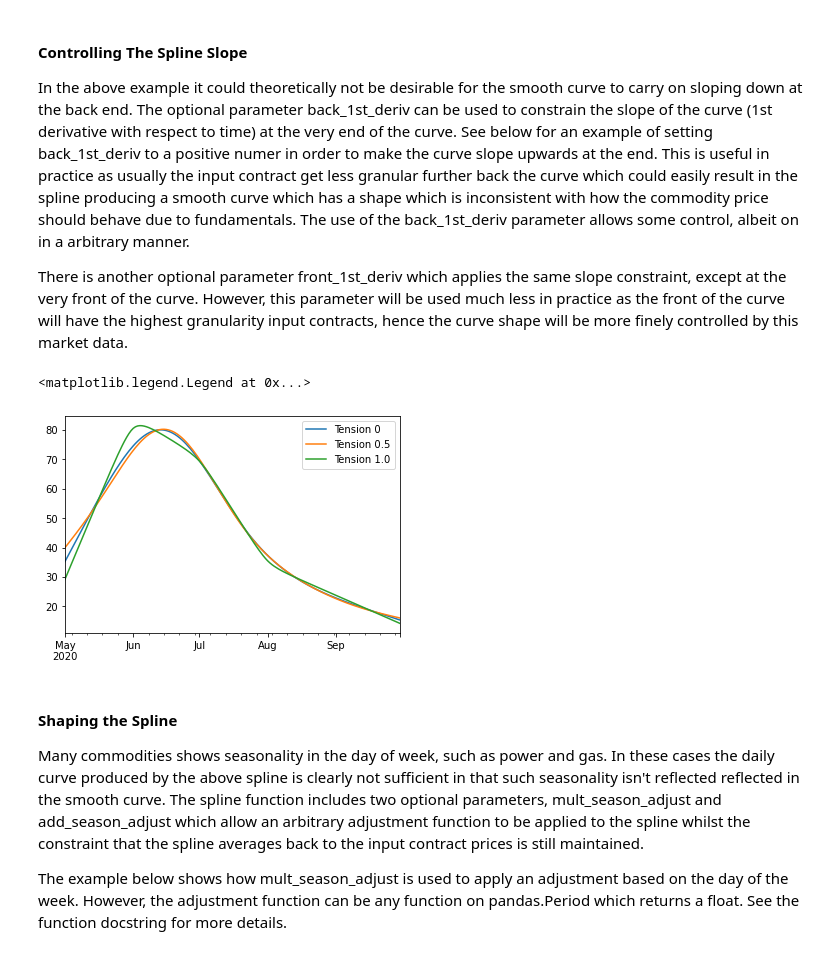
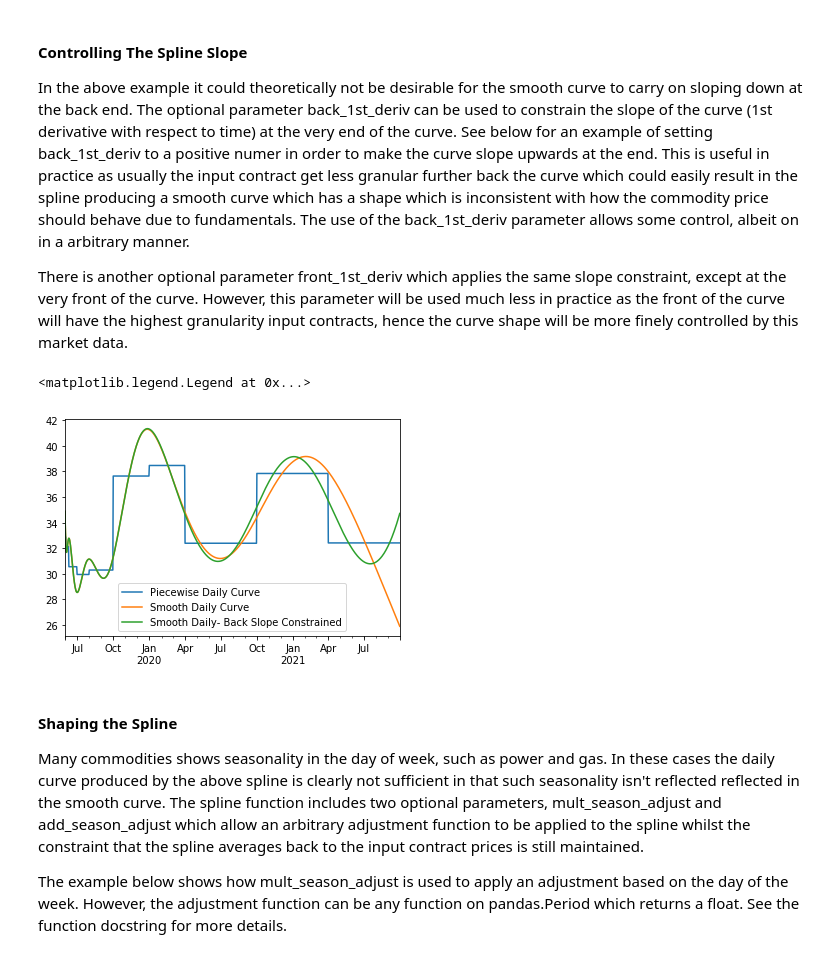
Before and after one commit to tpberntsen/curves, a Jupyter notebook: samples/python/curves_tutorial.ipynb, the cells around one changed output. Saved outputs shown, nothing was run; the diff lists cells and outputs as text; code cells hidden in the pictures.

```diff
--- a/samples/python/curves_tutorial.ipynb
+++ b/samples/python/curves_tutorial.ipynb
@@ -290,27 +282,17 @@ In the above example it could theoretically not be desirable for the smooth curv
 This is useful in practice as usually the input contract get less granular further back the curve which could easily result in the spline producing a smooth curve which has a shape which is inconsistent with how the commodity price should behave due to fundamentals. The use of the back_1st_deriv parameter allows some control, albeit on in a arbitrary manner.
 
 There is another optional parameter front_1st_deriv which applies the same slope constraint, except at the very front of the curve. However, this parameter will be used much less in practice as the front of the curve will have the highest granularity input contracts, hence the curve shape will be more finely controlled by this market data.
-# %%
-from curves import hyperbolic_tension_spline
-monthly_curve = pd.Series(data=[55.6, 77.2, 52.92, 29.242, 19.024],
-                          index=pd.period_range(start=pd.Period(year=2020, month=5, freq='M'), periods=5))
-
-back_end_slope = 0.11
-tension = 0.0
-
-smooth_curve_back_slope_1 = max_smooth_interp(monthly_curve, freq='D', tension=0.0)
-smooth_curve_back_slope_2 = max_smooth_interp(monthly_curve, freq='D', tension=0.003)
-smooth_curve_back_slope_3, _ = hyperbolic_tension_spline(monthly_curve, freq='D', tension=100.0, discount_factor=lambda x: 1.0)
-
-#pc_for_spline.plot(legend=True)
-#smooth_curve.plot(legend=True)
-smooth_curve_back_slope_1.plot()
-smooth_curve_back_slope_2.plot()
-ax = smooth_curve_back_slope_3.plot(legend=True)
-ax.legend(["Tension 0", "Tension 0.5", "Tension 1.0"])
-# %% [output]
-<matplotlib.legend.Legend at 0x...>
-[figure, removed]
+# %%
+back_end_slope = 0.11
+smooth_curve_back_slope = max_smooth_interp(bc_for_spline, freq='D', back_1st_deriv=back_end_slope)
+
+pc_for_spline.plot(legend=True)
+smooth_curve.plot(legend=True)
+ax = smooth_curve_back_slope.plot(legend=True)
+ax.legend(["Piecewise Daily Curve", "Smooth Daily Curve", "Smooth Daily- Back Slope Constrained"])
+# %% [output]
+<matplotlib.legend.Legend at 0x...>
+[figure, added]
 # %% [markdown]
 #### Shaping the Spline
 Many commodities shows seasonality in the day of week, such as power and gas. In these cases the daily curve produced by the above spline is clearly not sufficient in that such seasonality isn't reflected reflected in the smooth curve. The spline function includes two optional parameters, mult_season_adjust and add_season_adjust which allow an arbitrary adjustment function to be applied to the spline whilst the constraint that the spline averages back to the input contract prices is still maintained.
```
Also changed, not shown: parts of 6 cells of this notebook, 1 other file.
